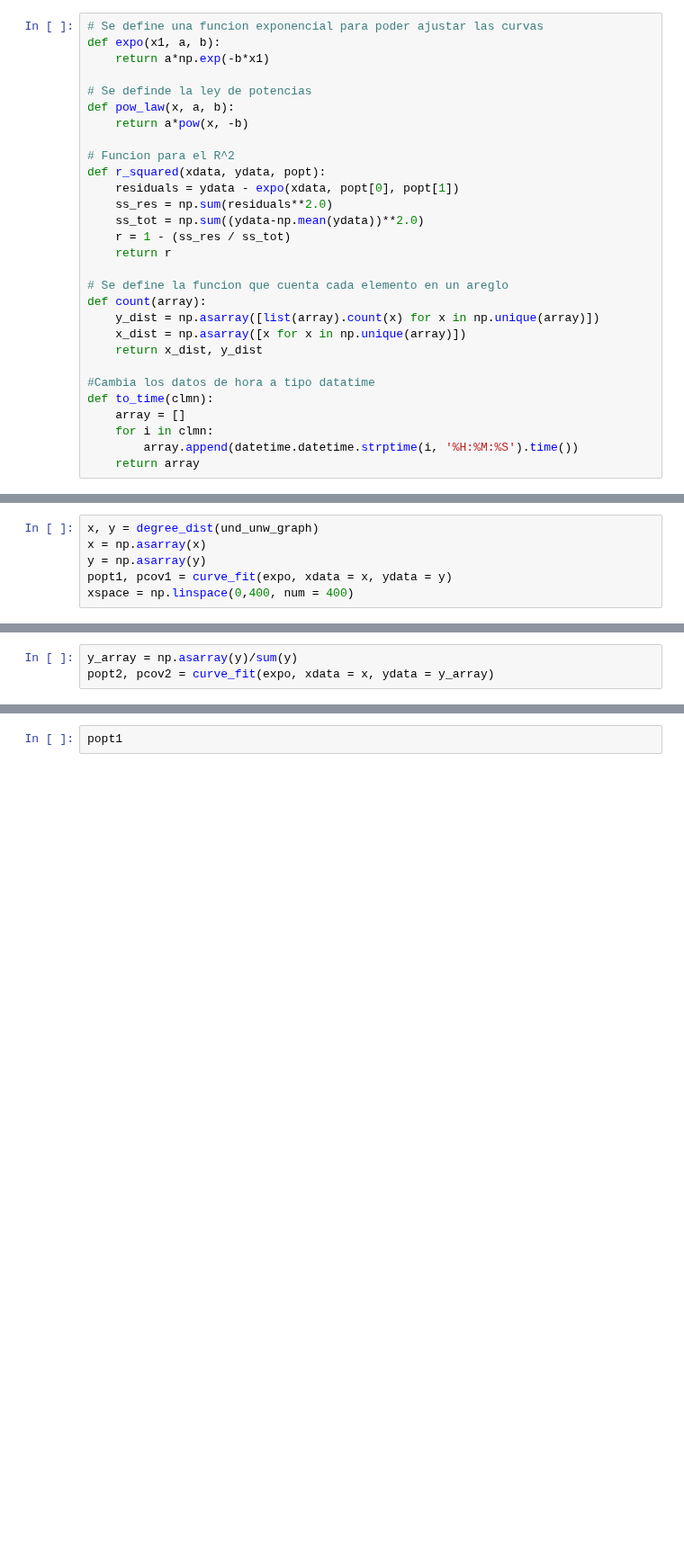
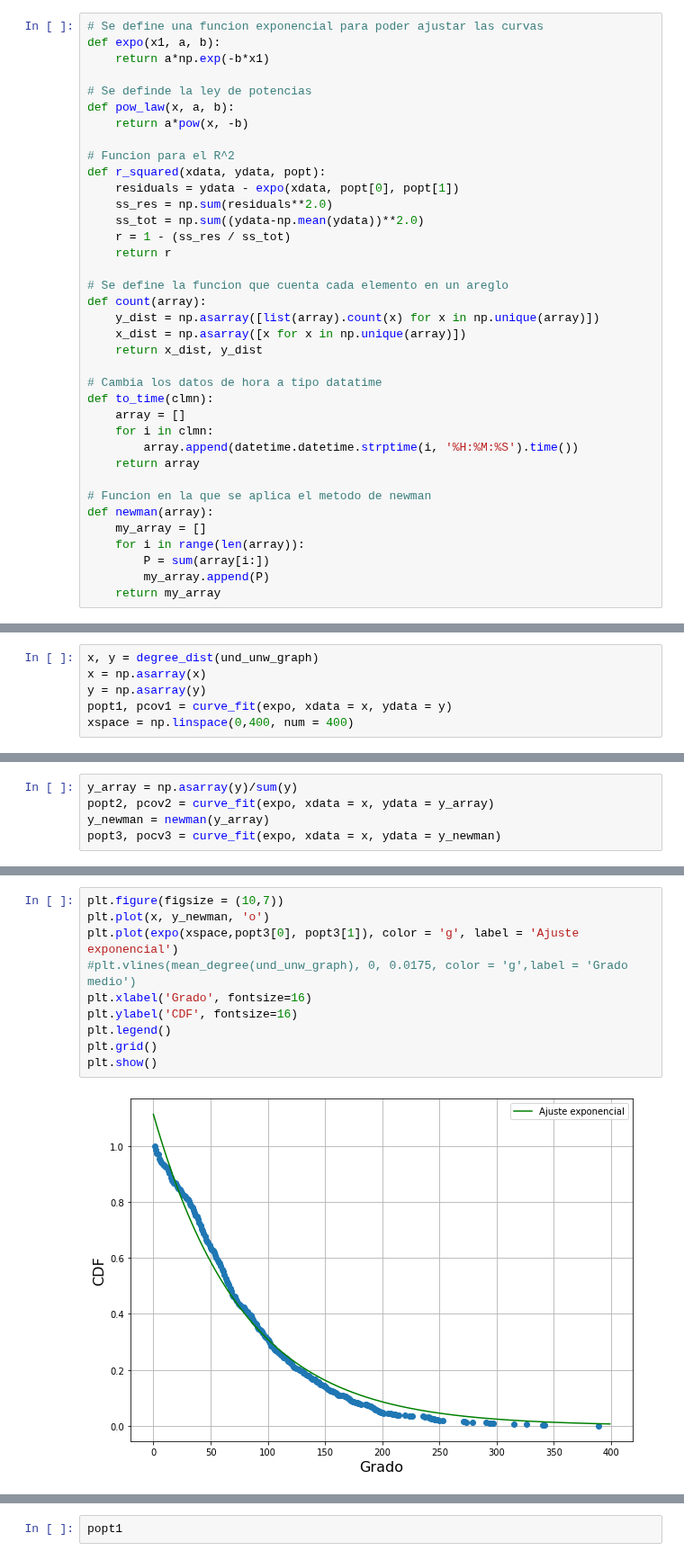
Before and after one commit to saramirezva/Tesis-congestion-Bogota, a Jupyter notebook: Red_completa_Bogota.ipynb, the cells around one changed output, grey strips where cells are left out. Shown at 90% size. Cells and saved outputs as stored; diff of their text form; blank space fills up the shorter version.

Commit message:
Se hicieron las series de tiempo y el metodo de Newman

```diff
--- a/Red_completa_Bogota.ipynb
+++ b/Red_completa_Bogota.ipynb
@@ -182,9 +186,17 @@ def count(array):
     x_dist = np.asarray([x for x in np.unique(array)])
     return x_dist, y_dist
 
-#Cambia los datos de hora a tipo datatime
+# Cambia los datos de hora a tipo datatime
 def to_time(clmn):
     array = []
     for i in clmn:
         array.append(datetime.datetime.strptime(i, '%H:%M:%S').time())
     return array
+
+# Funcion en la que se aplica el metodo de newman
+def newman(array):
+    my_array = []
+    for i in range(len(array)):
+        P = sum(array[i:])
+        my_array.append(P)
+    return my_array
@@ -215,3 +228,5 @@ plt.show()
 # %%
 y_array = np.asarray(y)/sum(y)
 popt2, pcov2 = curve_fit(expo, xdata = x, ydata = y_array)
+y_newman = newman(y_array)
+popt3, pocv3 = curve_fit(expo, xdata = x, ydata = y_newman)
@@ -227,6 +246,18 @@ plt.grid()
 plt.show()
 # %% [output]
 [figure]
+# %%
+plt.figure(figsize = (10,7))
+plt.plot(x, y_newman, 'o')
+plt.plot(expo(xspace,popt3[0], popt3[1]), color = 'g', label = 'Ajuste exponencial')
+#plt.vlines(mean_degree(und_unw_graph), 0, 0.0175, color = 'g',label = 'Grado medio')
+plt.xlabel('Grado', fontsize=16)
+plt.ylabel('CDF', fontsize=16)
+plt.legend()
+plt.grid()
+plt.show()
+# %% [output]
+[figure, added]
 # %%
 # Calculo del R^2 para ambos casos
 print(r_squared(x, y, popt1))
```
Also changed, not shown: parts of 24 cells of this notebook.
